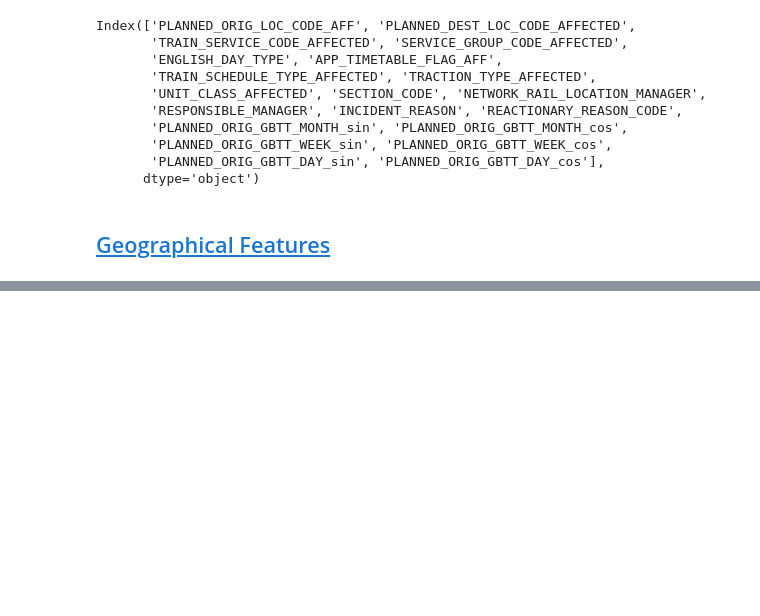
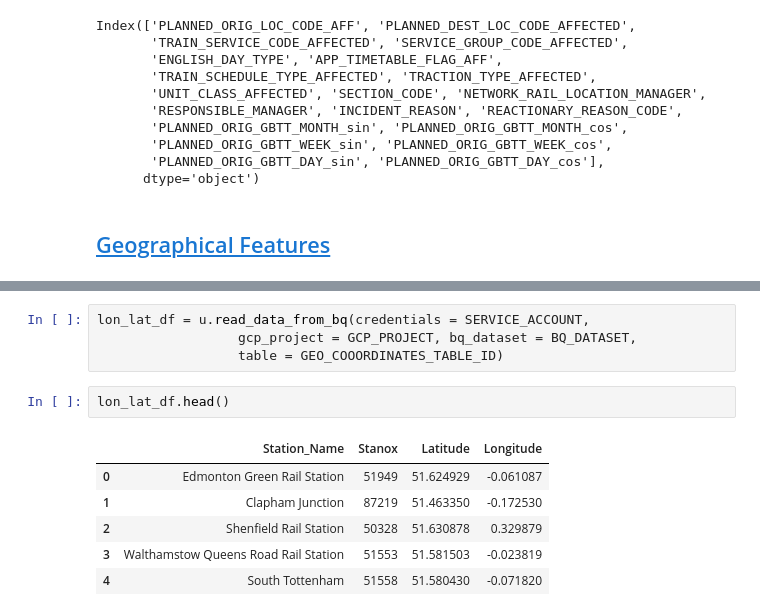
Before and after one commit to dramella/TrainDelays, a Jupyter notebook: Notebooks/Debora/Features_Engineering.ipynb, the cells around one changed output, grey strips where cells are left out. Saved outputs shown, nothing was run; the diff lists cells and outputs as text; blank space fills up the shorter version.

```diff
--- a/Notebooks/Debora/Features_Engineering.ipynb
+++ b/Notebooks/Debora/Features_Engineering.ipynb
@@ -187,0 +213,13 @@ Index(['PLANNED_ORIG_LOC_CODE_AFF', 'PLANNED_DEST_LOC_CODE_AFFECTED',
+# %%
+lon_lat_df = u.read_data_from_bq(credentials = SERVICE_ACCOUNT,
+                  gcp_project = GCP_PROJECT, bq_dataset = BQ_DATASET,
+                  table = GEO_COOORDINATES_TABLE_ID)
+# %%
+lon_lat_df.head()
+# %% [output]
+|  | Station_Name | Stanox | Latitude | Longitude |
+| 0 | Edmonton Green Rail Station | 51949 | 51.624929 | -0.061087 |
+| 1 | Clapham Junction | 87219 | 51.463350 | -0.172530 |
+| 2 | Shenfield Rail Station | 50328 | 51.630878 | 0.329879 |
+| 3 | Walthamstow Queens Road Rail Station | 51553 | 51.581503 | -0.023819 |
+| 4 | South Tottenham | 51558 | 51.580430 | -0.071820 |
```
Also changed, not shown: parts of 5 cells of this notebook, 2 other files.
